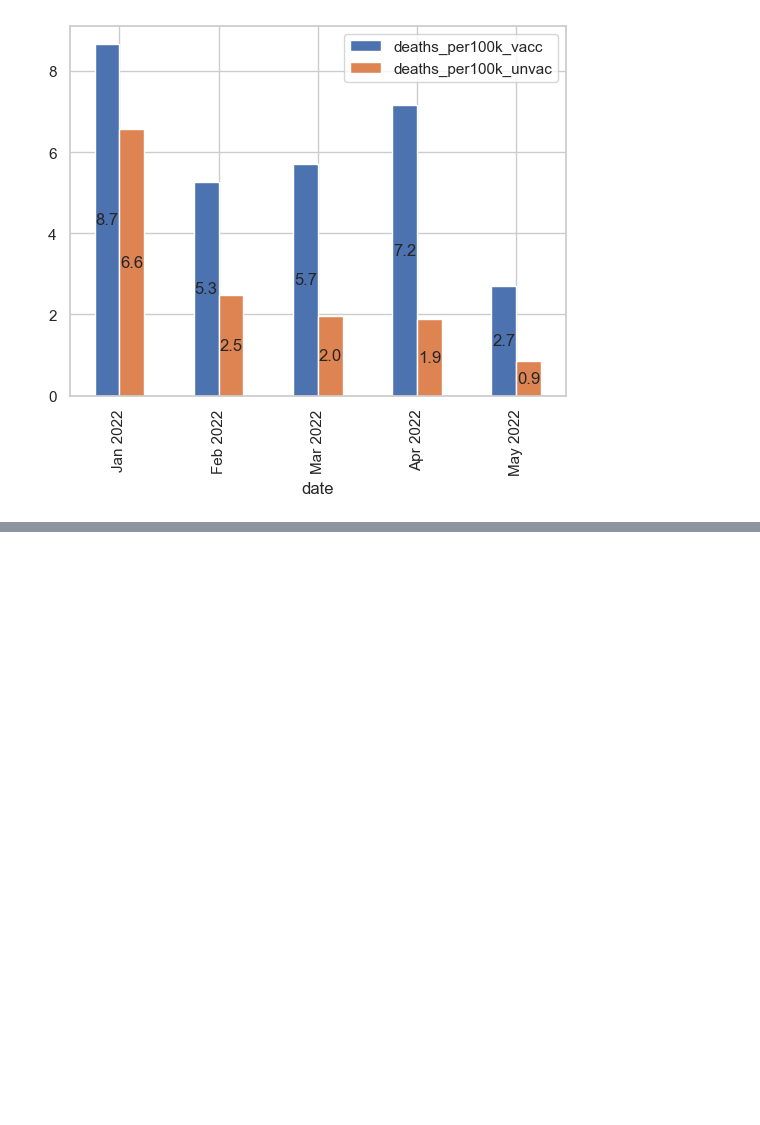
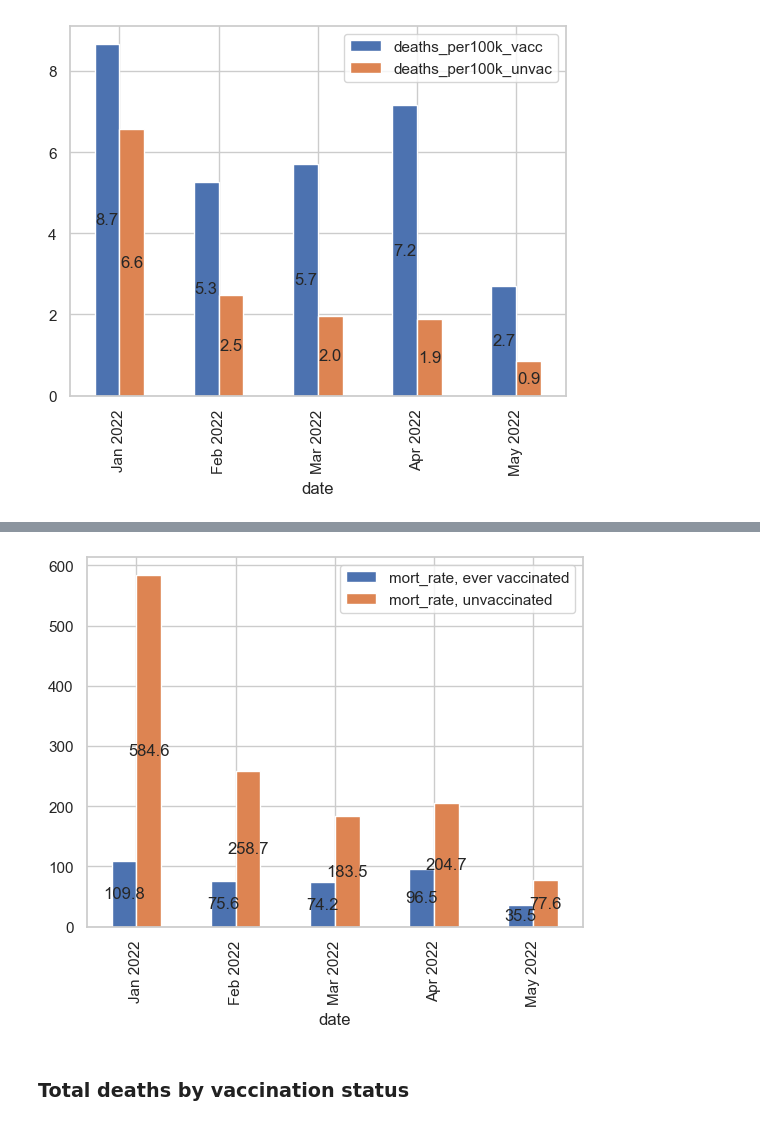
Before and after one commit to j-bennet/talks, a Jupyter notebook: 2022/uk-covid-deaths/uk_deaths_by_vacc.ipynb, the cells around one changed output, grey strips where cells are left out. Drawn from its saved outputs; the diff is of its cells as text; code cells hidden in the pictures; blank space fills up the shorter version.

Commit message:
UK covid deaths.

```diff
--- a/2022/uk-covid-deaths/uk_deaths_by_vacc.ipynb
+++ b/2022/uk-covid-deaths/uk_deaths_by_vacc.ipynb
@@ -252,3 +257,25 @@ ax3.bar_label(ax3.containers[1], label_type="center", fmt="%.1f")
 plt.show()
 # %% [output]
 [figure]
+# %%
+t1_dtypes = {
+    "Cause of Death": "category",
+    "Year": int,
+    "Month": "category",
+    "Vaccination status": "category",
+    "Noted as Unreliable": "category"
+}
+
+t1_cols = [
+    "Cause of Death",
+    "Year",
+    "Month",
+    "Vaccination status",
+    "Age-standardised mortality rate / 100,000 person-years",
+    "Noted as Unreliable"
+]
+
+def conv_rate(n):
+    if n == 'x':
+        return 0
+    return float(n)
@@ -254,0 +333,5 @@ plt.show()
+# %%
+t1p = t1.pivot(
+    index="date",
+    columns=["vacc_status"]
+).reset_index()
@@ -254,0 +360,3 @@ plt.show()
+# %%
+t1p.columns = [', '.join([x.lower() for x in c if x]) for c in t1p]
+t1p
@@ -254,0 +382,18 @@ plt.show()
+# %%
+t1_data = t1p[(t1p["date"] >= "2022-01-01") &
+             (t1p["date"] < "2022-06-01")]
+
+ax4 = t1_data.plot.bar(
+    x="date",
+    y=["mort_rate, ever vaccinated", "mort_rate, unvaccinated"],
+)
+
+ax4.set_xticklabels(t1_data["date"].dt.strftime("%b %Y"))
+ax4.bar_label(ax4.containers[0], label_type="center", fmt="%.1f")
+ax4.bar_label(ax4.containers[1], label_type="center", fmt="%.1f")
+
+plt.show()
+# %% [output]
+[figure, added]
+# %% [markdown]
+### Total deaths by vaccination status
```
Also changed, not shown: parts of 11 cells of this notebook, 19 other files.
